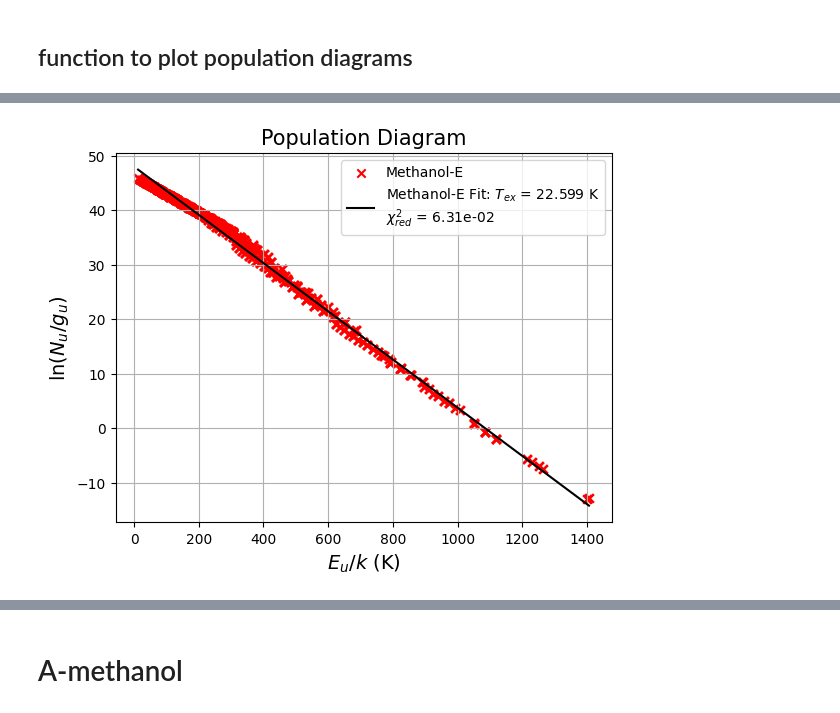
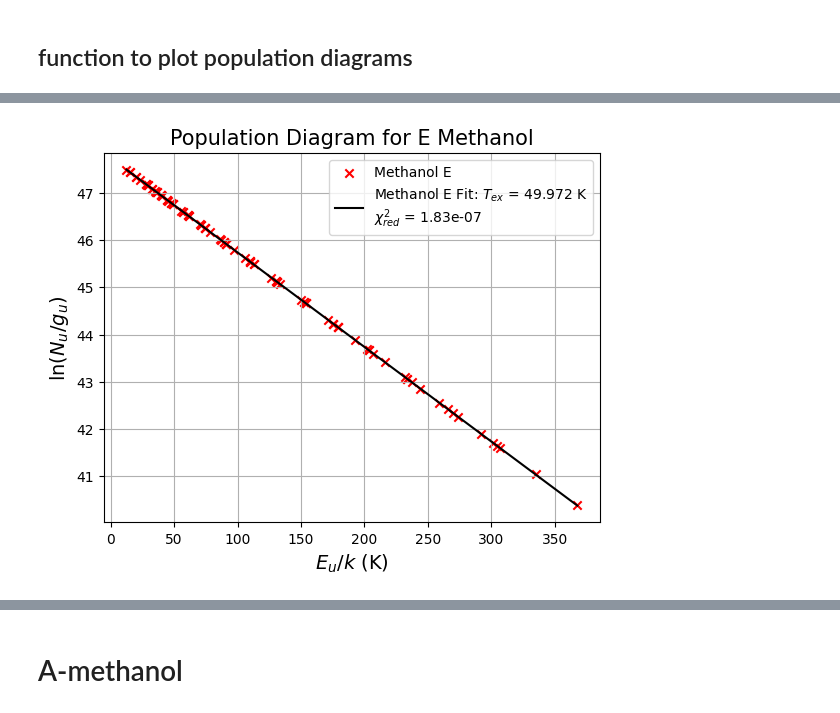
Before and after one commit to aleksej-rodano/phas0052_project, a Jupyter notebook: pythonradex_clean.ipynb, the cells around one changed output, grey strips where cells are left out. Drawn from its saved outputs; the diff is of its cells as text; code cells hidden in the pictures.

Commit message:
rewritten: setup_cloud_methanol and plot_population_diagram, for better genaralization

```diff
--- a/pythonradex_clean.ipynb
+++ b/pythonradex_clean.ipynb
@@ -1576,25 +1587,39 @@ def setup_cloud_methanol(datafilepath, N, Tkin, LTE_collider_densities_h2only, e
 # %%
 # pyhonradex needs a file containing the atomic data, import it, this is a specific file for CH3OH from LAMBDA database
-datafilepath_methano_E = (
+filepath_methano_E = (
     r"C:\Users\alios\OneDrive - University College London\Desktop\UCL\Year3\group project\codes\e_ch3oh.dat"  # file downloaded from LAMDA database
 )
 
 # store the data
-data_methanol_E = LAMDA_file.read(datafilepath_methano_E, read_frequencies=False, read_quantum_numbers=True)
+data_methanol_E = LAMDA_file.read(filepath_methano_E, read_frequencies=False, read_quantum_numbers=True)
+
+# define the geometry of the nebula
+geometry = "uniform sphere"
 
 # define the parameters of the nebula
-Ntot_emeth = 1e16 / constants.centi**3  # total column density in m^-2
 line_profile_type = "Gaussian"  # line profile, can be "rectangular" or "Gaussian"
+# define the parameters of the nebula
+N_methanol = 1e17 / constants.centi**3  # total column density in m^-2
 width_v = 2 * constants.kilo  # line width in m/s, costants.kilo is 1 km/s
-
-N = 1e18 / constants.centi**2  # CH3OH_e column density in m-2
 
 
 # collider densities in m-3, for ch3oh-e ther is only one input parameter, hence no distinction between para- an otho-H2
 LTE_collider_densities_h2only = {"H2": 1e8 / constants.centi**3}
 
-# define the background radiation field, in this case we assume that the background is zero, z is the redshift
-ext_background = helpers.generate_CMB_background(z=0)
+cloud_methanol = radiative_transfer.Cloud(
+    datafilepath=datafilepath,
+    geometry=geometry,
+    line_profile_type=line_profile_type,
+    width_v=width_v,
+)
 
-# solve the radiative transfer for methanol-E
-cloud_methanol_E = setup_cloud_methanol(datafilepath_methano_E, N, Tkin, LTE_collider_densities_h2only, ext_background, width_v)
+
+test_colliders = {"H2": 1e8 / constants.centi**3}
+# test_colliders = {"H2": 1e8 / constants.centi**3}
+Tkin_methanol = 50
+
+
+# update the cloud for methanol-E, and get the values
+Tex_methanolE, Eu_methanolE, g_methanolE, Nu_methanolE = update_cloud_methanol(
+    filepath_methano_E, data_methanol_E, N_methanol, Tkin_methanol, test_colliders, width_v
+)
@@ -1730,5 +1728,14 @@ def plot_population_diagram(
 # %%
-# plot the population diagram for methanol E
-plot_population_diagram(EuCH3OH, NuCH3OH, gCH3OH, title=f"Population Diagram", label1="Methanol-E")
+# plot the population diagram for methanol E, first N transitions
+num_transitions = 100
+
+T_ex_methanolE, intercept_methanolE = plot_population_diagram(
+    Eu_methanolE,
+    Nu_methanolE,
+    g_methanolE,
+    num_transitions,
+    title="Population Diagram for E Methanol",
+    label1="Methanol E",
+)
 # %% [output]
-[figure, old version]
+[figure, new version]
```
Also changed, not shown: parts of 22 cells of this notebook, 1 other file.
